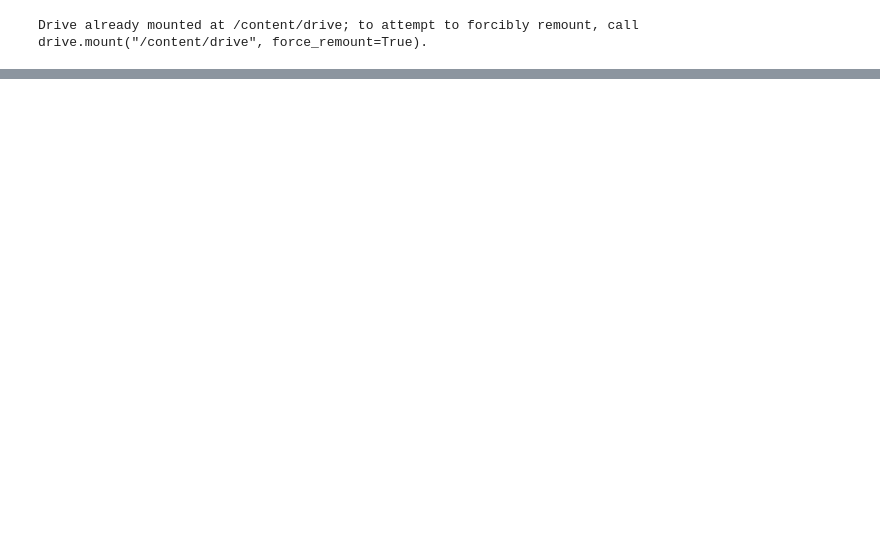
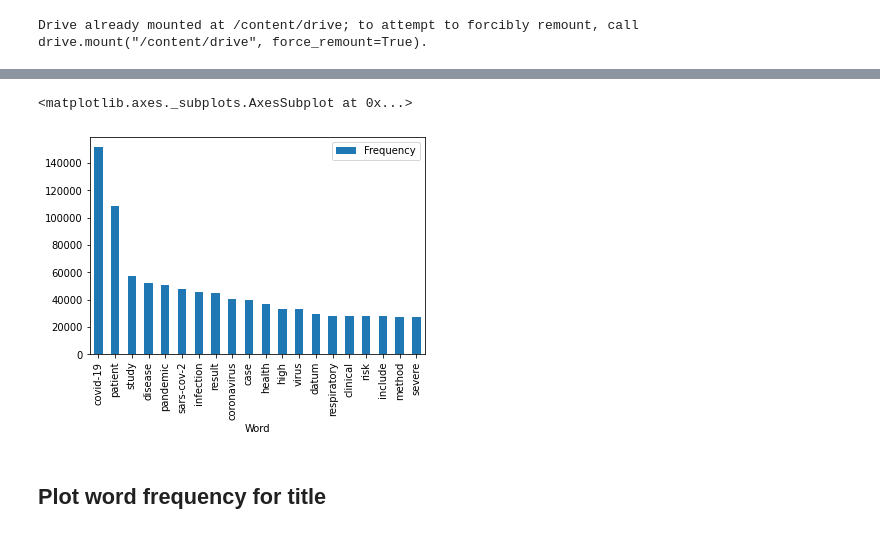
Before and after one commit to LawZhou/article-recommending-system, a Jupyter notebook: FinalProjectstarter.ipynb, the cells around one changed output, grey strips where cells are left out. Cells and saved outputs as stored; diff of their text form; code cells hidden in the pictures; blank space fills up the shorter version.

```diff
--- a/FinalProjectstarter.ipynb
+++ b/FinalProjectstarter.ipynb
@@ -129,0 +176,11 @@ df
+# %%
+def get_word_freq(data, top_N=20):
+  preproced_data = data.str.cat(sep=' ')
+  words = nltk.tokenize.word_tokenize(preproced_data)
+  words_selected = [i for i in words if len(i) > 2]
+  words_dist = nltk.FreqDist(words_selected)
+  words_freq = pd.DataFrame(words_dist.most_common(top_N),
+                      columns=['Word', 'Frequency'])
+  return words_freq
+# %%
+abstract_words_freq = get_word_freq(proced_df['cleaned_abstract'], top_N=20)
@@ -129,0 +207,7 @@ df
+# %%
+abstract_words_freq.plot(x='Word', y='Frequency', kind='bar')
+# %% [output]
+<matplotlib.axes._subplots.AxesSubplot at 0x...>
+[figure, added]
+# %% [markdown]
+## Plot word frequency for title
```
Also changed, not shown: parts of 32 cells of this notebook.
